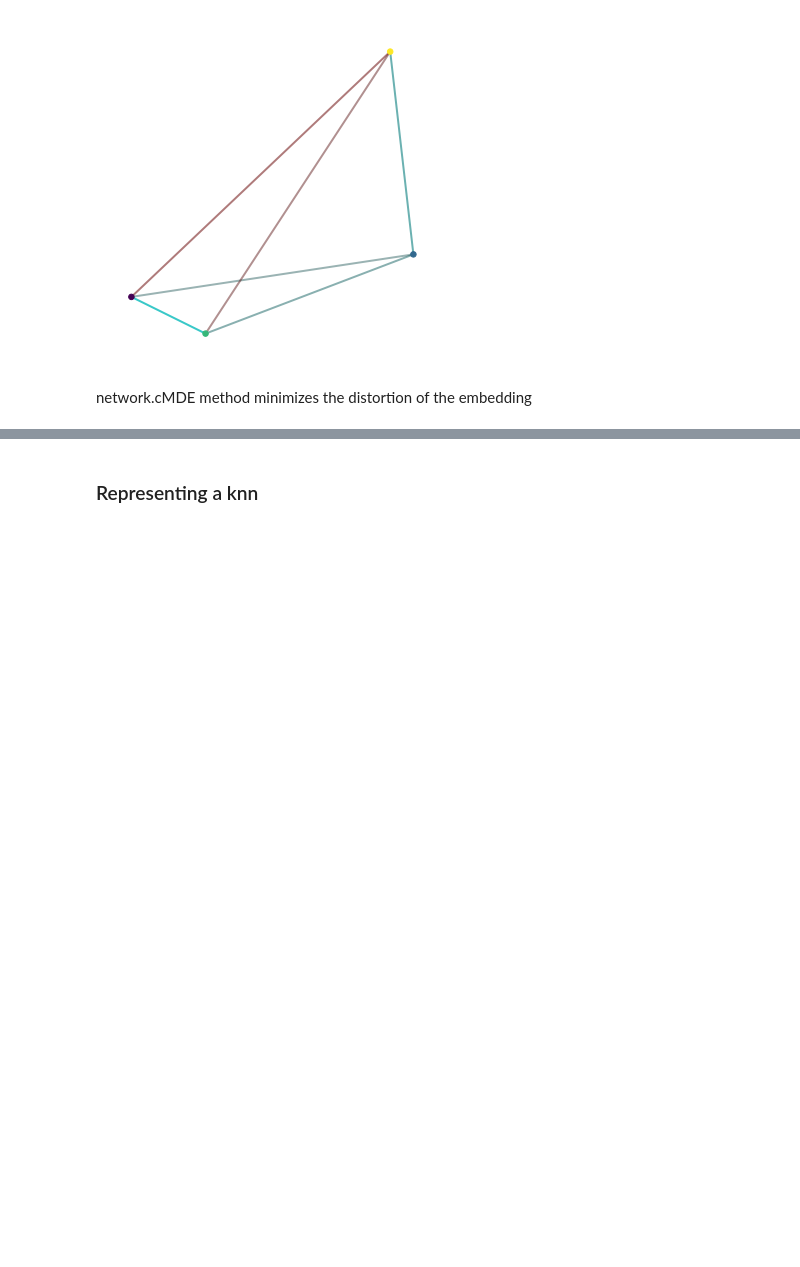
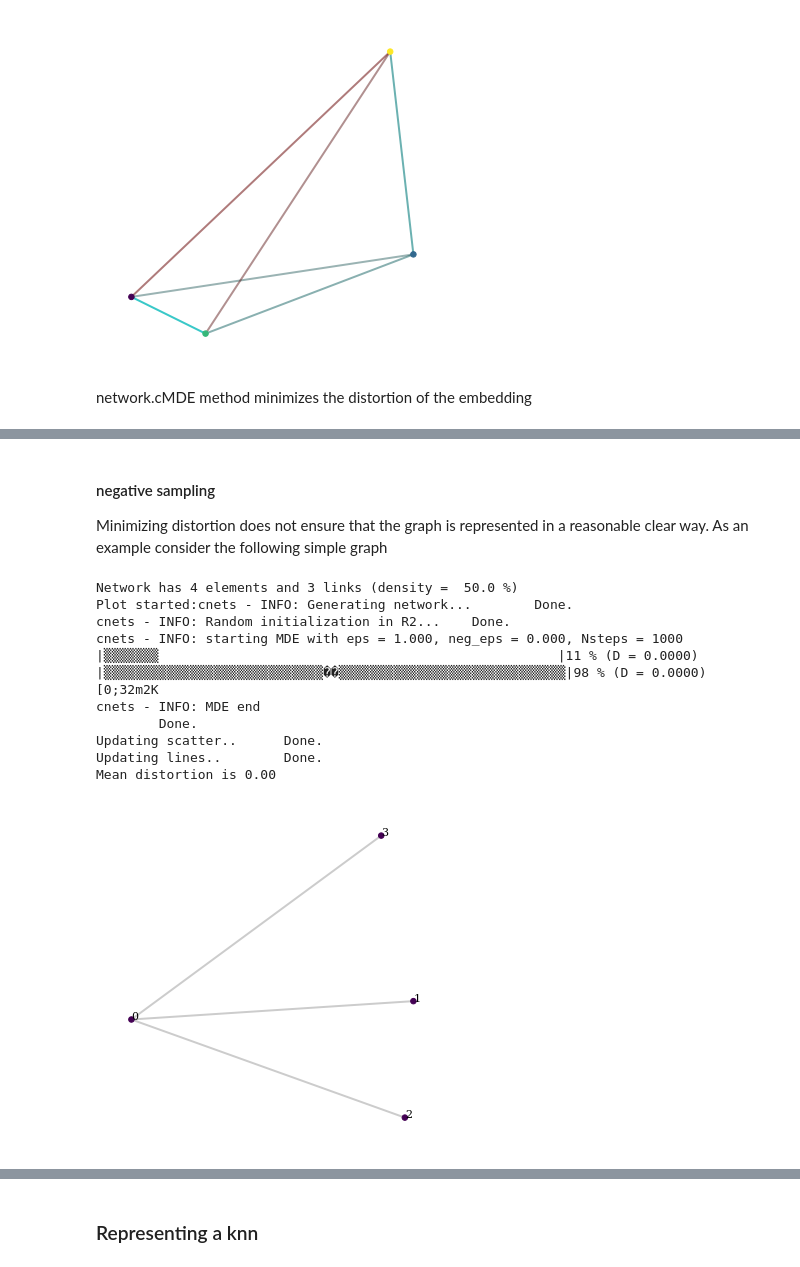
Before and after one commit to djanloo/netgross, a Jupyter notebook: Examples.ipynb, the cells around one changed output, grey strips where cells are left out. Cells and saved outputs as stored; diff of their text form; code cells hidden in the pictures; blank space fills up the shorter version.

Commit message:
Updated examples

```diff
--- a/Examples.ipynb
+++ b/Examples.ipynb
@@ -78,3 +78,28 @@ Updating scatter..      Done.
 Updating lines..        Done.
 Mean distortion is 0.06
 [figure]
+# %% [markdown]
+#### negative sampling
+
+Minimizing distortion does not ensure that the graph is represented in a reasonable clear way. As an example consider the following simple graph
+# %%
+link_sparse_matrix = [  [0,1, 1.0],
+                        [0,2, 1.0],
+                        [0,3, 1.0]]
+simple_graph = undNetwork.from_sparse(link_sparse_matrix)
+simple_graph.cMDE(1.0, 0.0, 1000)
+netplot.plot_net(simple_graph, labels = ["0", "1", "2", "3"])
+print(f"Mean distortion is {cnets.get_distortion():.2f}")
+# %% [output]
+Network has 4 elements and 3 links (density =  50.0 %)
+Plot started:cnets - INFO: Generating network...        Done.
+cnets - INFO: Random initialization in R2...    Done.
+cnets - INFO: starting MDE with eps = 1.000, neg_eps = 0.000, Nsteps = 1000
+|▒▒▒▒▒▒▒                                                   |11 % (D = 0.0000)
+|▒▒▒▒▒▒▒▒▒▒▒▒▒▒▒▒▒▒▒▒▒▒▒▒▒▒▒▒��▒▒▒▒▒▒▒▒▒▒▒▒▒▒▒▒▒▒▒▒▒▒▒▒▒▒▒▒▒|98 % (D = 0.0000)[0;32m2K
+cnets - INFO: MDE end
+        Done.
+Updating scatter..      Done.
+Updating lines..        Done.
+Mean distortion is 0.00
+[figure, added]
```
Also changed, not shown: parts of 6 cells of this notebook, 1 other file.
